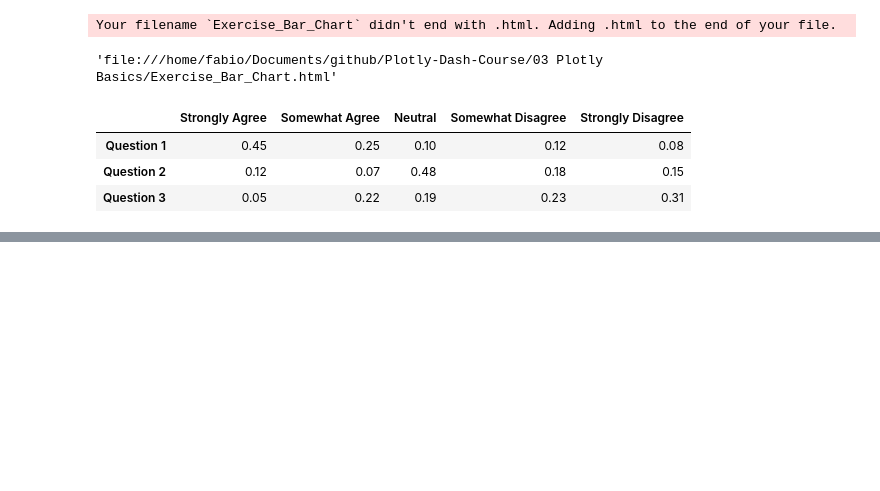
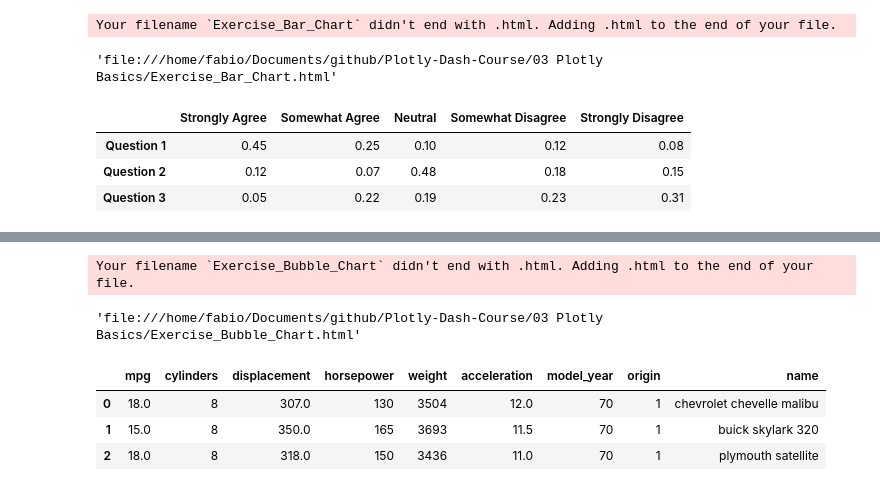
Before and after one commit to fabiodemo/Plotly-Dash-Course, a Jupyter notebook: 03 Plotly Basics/Plotly.ipynb, the cells around one changed output, grey strips where cells are left out. Cells and saved outputs as stored; diff of their text form; code cells hidden in the pictures; blank space fills up the shorter version.

```diff
--- a/03 Plotly Basics/Plotly.ipynb
+++ b/03 Plotly Basics/Plotly.ipynb
@@ -301,0 +369,30 @@ df.head()
+# %%
+# create a DataFrame from the .csv file:
+df = pd.read_csv('../Data/mpg.csv')
+
+# create data by choosing fields for x, y and marker size attributes
+data = [go.Scatter(
+                    x= df.acceleration,
+                    y= df.horsepower,
+                    text= df.name,
+                    marker= dict(size= df.mpg/2, color= df.model_year, showscale= True),
+                    mode= 'markers'
+
+)]
+
+# create a layout with a title and axis labels
+layout = go.Layout(title= 'Bubble Chart Exercise', hovermode= 'closest')
+
+# create a fig from data & layout, and plot the fig
+figure = go.Figure(data= data, layout= layout)
+pyo.plot(figure, filename= 'Exercise_Bubble_Chart')
+# %% [output]
+Your filename `Exercise_Bubble_Chart` didn't end with .html. Adding .html to the end of your file.
+'file:///home/fabio/Documents/github/Plotly-Dash-Course/03 Plotly Basics/Exercise_Bubble_Chart.html'
+# %%
+df.head(3)
+# %% [output]
+|  | mpg | cylinders | displacement | horsepower | weight | acceleration | model_year | origin | name |
+| 0 | 18.0 | 8 | 307.0 | 130 | 3504 | 12.0 | 70 | 1 | chevrolet chevelle malibu |
+| 1 | 15.0 | 8 | 350.0 | 165 | 3693 | 11.5 | 70 | 1 | buick skylark 320 |
+| 2 | 18.0 | 8 | 318.0 | 150 | 3436 | 11.0 | 70 | 1 | plymouth satellite |
```
Also changed, not shown: parts of 6 cells of this notebook, 11 other files.
